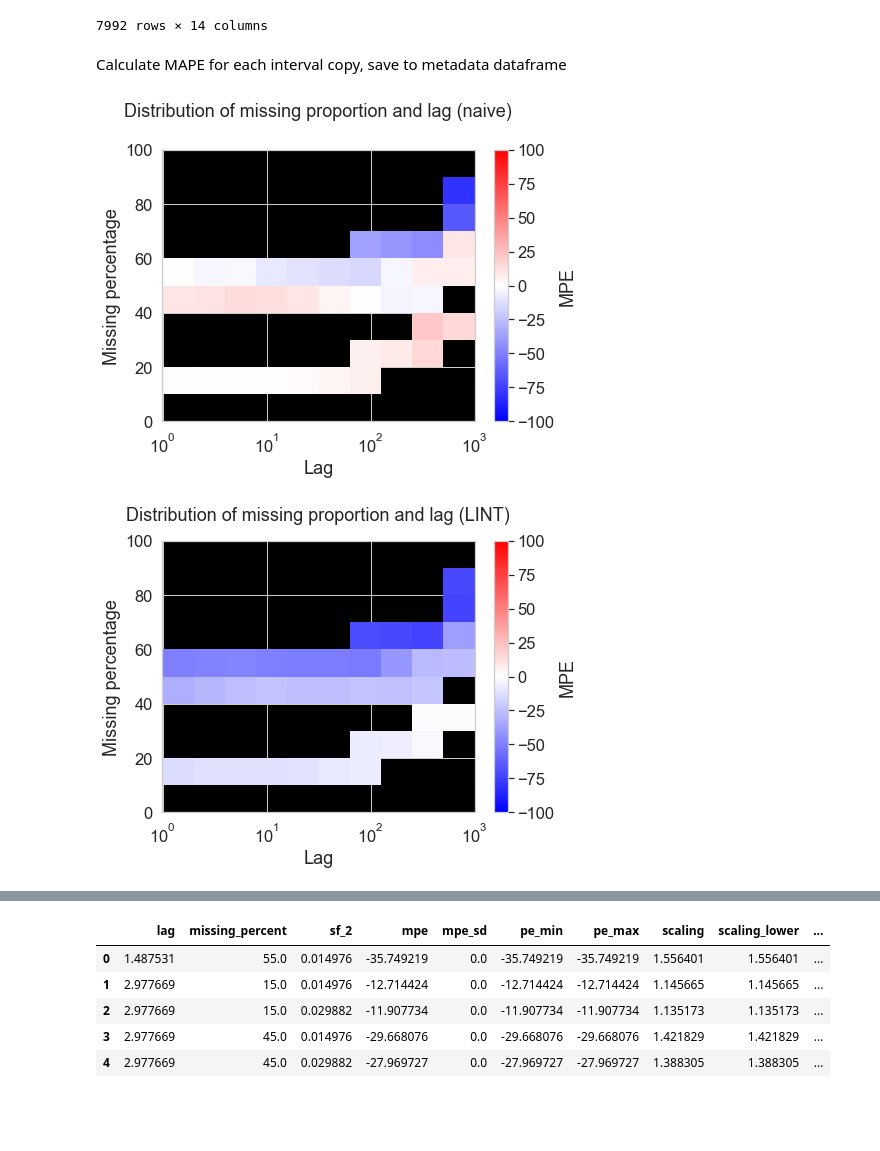
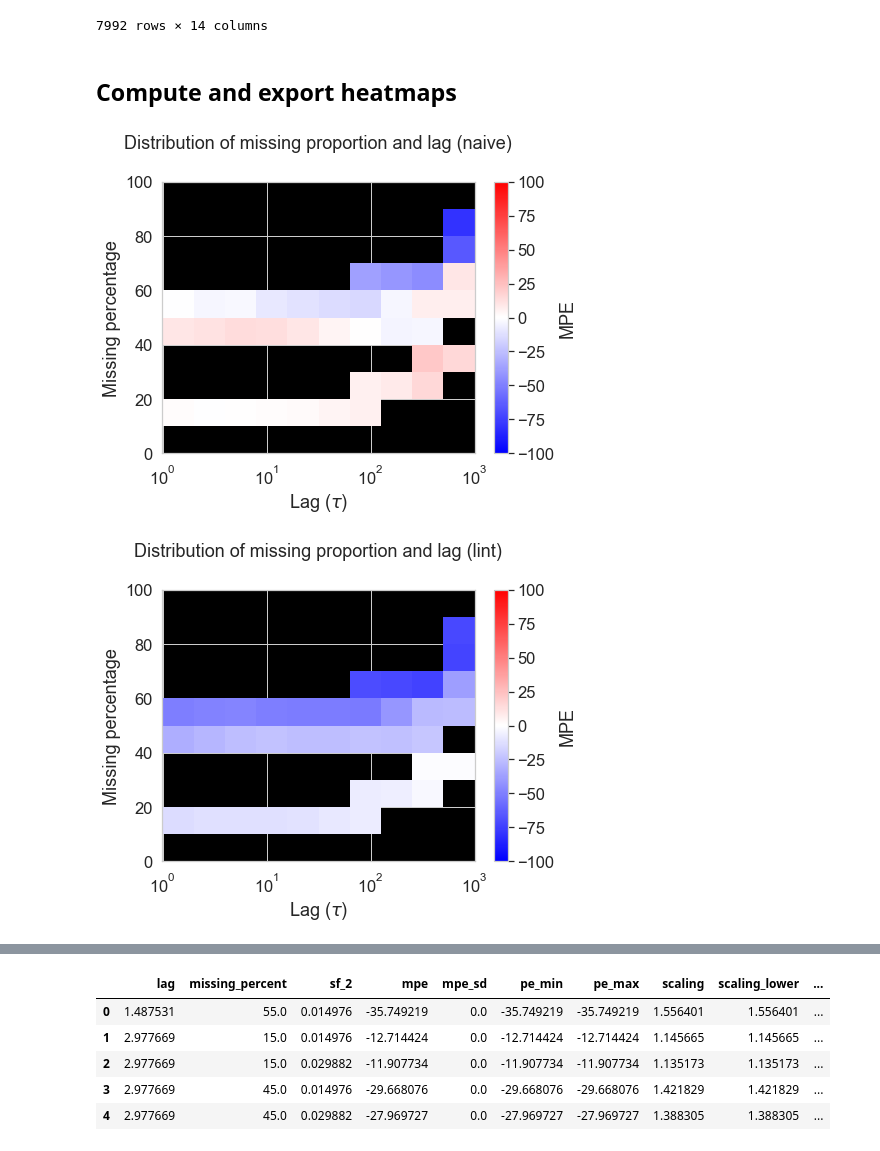
Before and after one commit to daniel-wrench/time_series_analysis, a Jupyter notebook: official_demo.ipynb, the cells around one changed output, grey strips where cells are left out. Cells and saved outputs as stored; diff of their text form; code cells hidden in the pictures; blank space fills up the shorter version.

```diff
--- a/official_demo.ipynb
+++ b/official_demo.ipynb
@@ -712,5 +714,3 @@ sfs_gapped
 | 7990 | 1 | 0 | 999.0 | 9001 | 0.0 | 1.539483 | 0.021722 | 3877 | ... |
 | 7991 | 1 | 0 | 999.0 | 9001 | 0.0 | 1.539483 | 0.021722 | 3877 | ... |
 7992 rows × 14 columns
-# %% [markdown]
-Calculate MAPE for each interval copy, save to metadata dataframe
@@ -724,55 +717,30 @@ Calculate MAPE for each interval copy, save to metadata dataframe
+# %% [markdown]
+## Compute and export heatmaps
 # %%
 missing_measure = "missing_percent"
 n_bins = 10
 
-heatmap_bin_vals_2d_naive, heatmap_bin_edges_2d_naive, lookup_table_2d_naive = (
-    sf.create_heatmap_lookup(
-        sfs_gapped[sfs_gapped["gap_handling"]=="naive"], missing_measure, n_bins, log=True
+for gap_handling in ["naive", "lint"]:
+    heatmap_bin_vals_2d, heatmap_bin_edges_2d, lookup_table_2d = sf.create_heatmap_lookup(
+        sfs_gapped[sfs_gapped["gap_handling"]==gap_handling], missing_measure, n_bins, log=True
     )
-)
 
-fig, ax = plt.subplots(figsize=(7, 5))
-plt.pcolormesh(
-    heatmap_bin_edges_2d_naive[0],
-    heatmap_bin_edges_2d_naive[1],
-    heatmap_bin_vals_2d_naive.T,
-    cmap="bwr",
-)
-plt.colorbar(label="MPE")
-plt.clim(-100, 100)
-plt.xlabel("Lag")
-plt.ylabel("Missing percentage")
-plt.title("Distribution of missing proportion and lag (naive)", y=1.1)
-ax.set_facecolor("black")
-ax.set_xscale("log")
+    fig, ax = plt.subplots(figsize=(7, 5))
+    plt.pcolormesh(
+        heatmap_bin_edges_2d[0],
+        heatmap_bin_edges_2d[1],
+        heatmap_bin_vals_2d.T,
+        cmap="bwr",
+    )
+    plt.colorbar(label="MPE")
+    plt.clim(-100, 100)
+    plt.xlabel("Lag ($\\tau$)")
+    plt.ylabel("Missing percentage")
+    plt.title(f"Distribution of missing proportion and lag ({gap_handling})", y=1.1)
+    ax.set_facecolor("black")
+    ax.set_xscale("log")
+
+    plt.savefig(f"plots/temp/train_{spacecraft}_heatmap_{n_bins}bins_2d_{gap_handling}.png", bbox_inches='tight')
 # %% [output]
-[figure, old version]
+[figure, new version]
+[figure, added]
-# %%
-missing_measure = "missing_percent"
-n_bins = 10
-
-heatmap_bin_vals_2d, heatmap_bin_edges_2d, lookup_table_2d = (
-    sf.create_heatmap_lookup(
-        sfs_gapped[sfs_gapped["gap_handling"]=="lint"], missing_measure, n_bins, log=True
-    )
-)
-
-fig, ax = plt.subplots(figsize=(7, 5))
-
-plt.pcolormesh(
-    heatmap_bin_edges_2d[0],
-    heatmap_bin_edges_2d[1],
-    heatmap_bin_vals_2d.T,
-    cmap="bwr",
-)
-plt.colorbar(label="MPE")
-plt.clim(-100, 100)
-plt.xlabel("Lag")
-plt.ylabel("Missing percentage")
-plt.title("Distribution of missing proportion and lag (LINT)", pad = 20)
-ax.set_facecolor("black")
-ax.set_xscale("log")
-
-plt.savefig("plots/temp/missing_prop_lag_heatmap_lint.png", bbox_inches='tight')
-# %% [output]
-[figure, removed]
```
Also changed, not shown: parts of 32 cells of this notebook.
